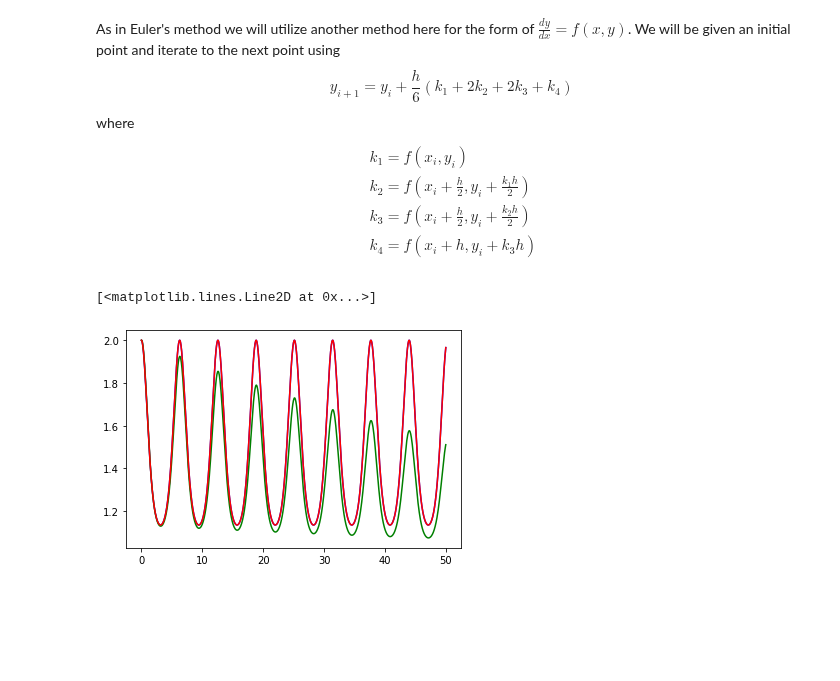
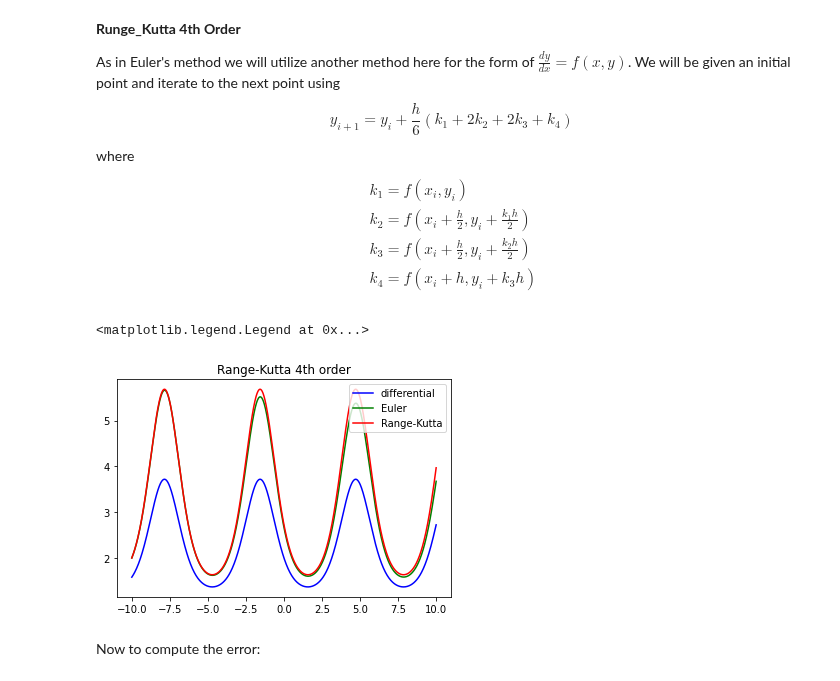
Before and after one commit to rajatlamsal00977/Project-1, a Jupyter notebook: lastproject.ipynb, the cells around one changed output. Drawn from its saved outputs; the diff is of its cells as text; code cells hidden in the pictures; blank space fills up the shorter version.

Commit message:
completed except for the error

```diff
--- a/lastproject.ipynb
+++ b/lastproject.ipynb
@@ -49,11 +53,11 @@ for h the step size, $h = x_{i+1}-x_i$.
 # %%
-def eulerMethod(function,initialValue,intervalForSolution):
+def eulerMethod(function,initial,interval):
   array = []
-  y=initialValue
-  h = intervalForSolution[1]-intervalForSolution[0]
-  for i in intervalForSolution:
+  y=initial
+  h = interval[1]-interval[0]
+  for i in interval:
     array.append([y])
     y = y + f(i,y)*h
   return np.array(array)
 # %%
-mysol = eulerMethod(f,2,t)
+mysol = eulerMethod(f,2,x)
@@ -66,4 +72,7 @@ plt.plot(t, mysol,'g')
 # %% [markdown]
+**Runge_Kutta 4th Order**
+
+
 As in Euler's method we will utilize another method here for the form of $\frac{dy}{dx}= f(x,y)$.  We will be given an initial point and iterate to the next point using
 $$
 y_{i+1} = y_i + \frac h6 \left( k_1+2k_2+2k_3+k_4\right)
@@ -78,11 +87,11 @@ $$
 \end{align}
 $$
 # %%
-def rungeKutta(function, initialValue, intervalForSolution):
-  h = intervalForSolution[1]-intervalForSolution[0]
-  y = initialValue
+def rungeKutta(function, initial, interval):
+  h = interval[1]-interval[0]
+  y = initial
   sol = []
-  for i in intervalForSolution:
+  for i in interval:
     sol.append([y])
     k1 = function(i,y)
     k2 = function(i+h/2,y+k1*h/2)
@@ -91,11 +100,15 @@ def rungeKutta(function, initialValue, intervalForSolution):
     y = y+h/6*(k1+2*k2+2*k3+k4)
   return np.array(sol)
 # %%
-rsol = rungeKutta(f,2,t)
+rsol = rungeKutta(f,2,x)
 # %%
-plt.plot(t, g(t),'b')
-plt.plot(t, mysol,'g')
-plt.plot(t,rsol,'r')
+plt.plot(x, y(x),'b',label = "differential")
+plt.plot(x, mysol,'g',label = "Euler")
+plt.plot(x,rsol,'r', label= "Range-Kutta")
+plt.title("Range-Kutta 4th order")
+plt.legend()
 # %% [output]
-[<matplotlib.lines.Line2D at 0x...>]
+<matplotlib.legend.Legend at 0x...>
-[figure, old version]
+[figure, new version]
+# %% [markdown]
+Now to compute the error:
```
Also changed, not shown: parts of 6 cells of this notebook.
